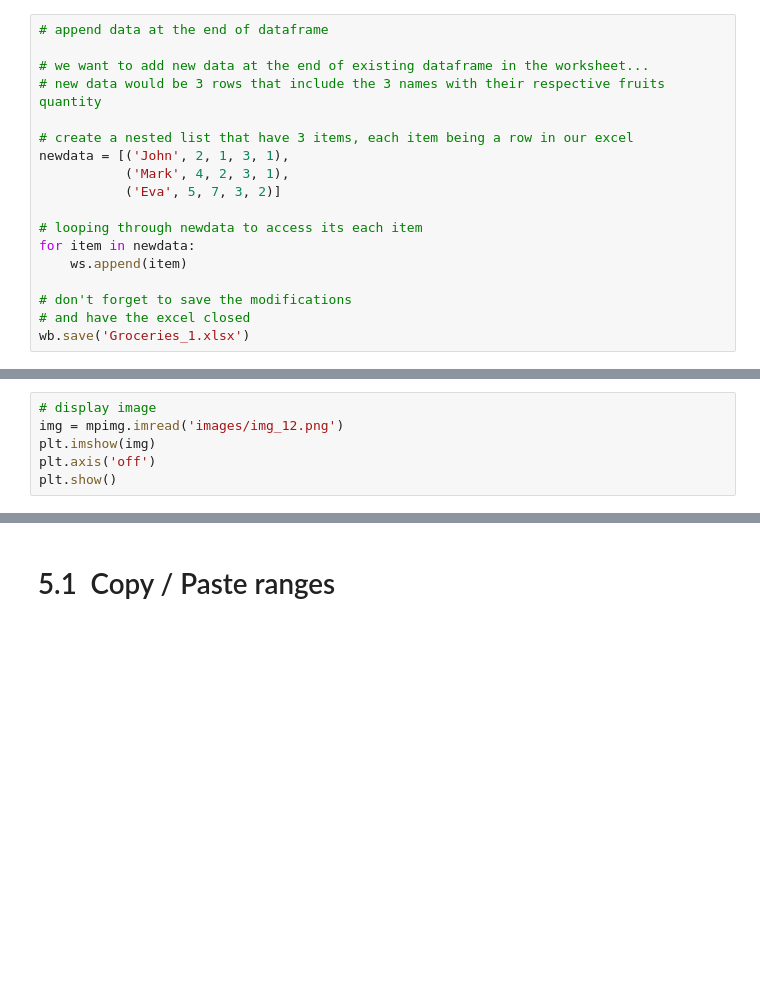
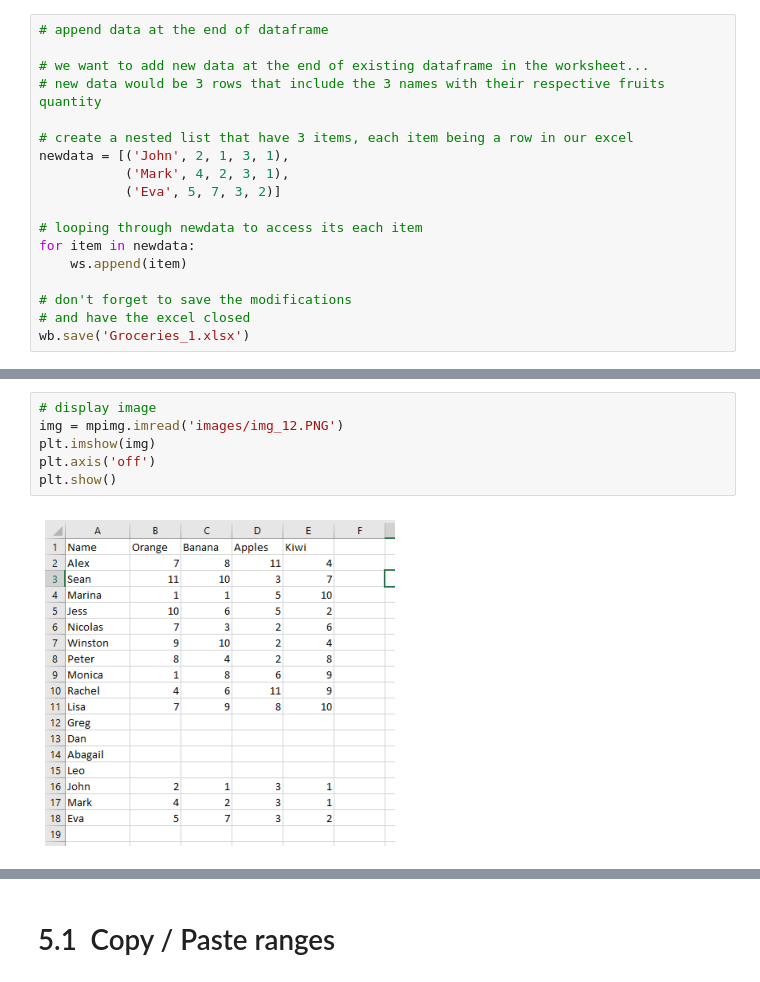
Before and after one commit to datalover2023/Module_3, a Jupyter notebook: Excel_processing_Basics_Colab_Module_3_backup_v2.ipynb, the cells around one changed output, grey strips where cells are left out. Drawn from its saved outputs; the diff is of its cells as text; blank space fills up the shorter version.

```diff
--- a/Excel_processing_Basics_Colab_Module_3_backup_v2.ipynb
+++ b/Excel_processing_Basics_Colab_Module_3_backup_v2.ipynb
@@ -903,8 +996,10 @@ for row in ws["A10:F19"]:
 # %%
 # display image
-img = mpimg.imread('images/img_12.png')
+img = mpimg.imread('images/img_12.PNG')
 plt.imshow(img)
 plt.axis('off')
 plt.show()
+# %% [output]
+[figure, added]
 # %%
 # use loop to display the data cell by cell for each row
```
Also changed, not shown: parts of 42 cells of this notebook.
